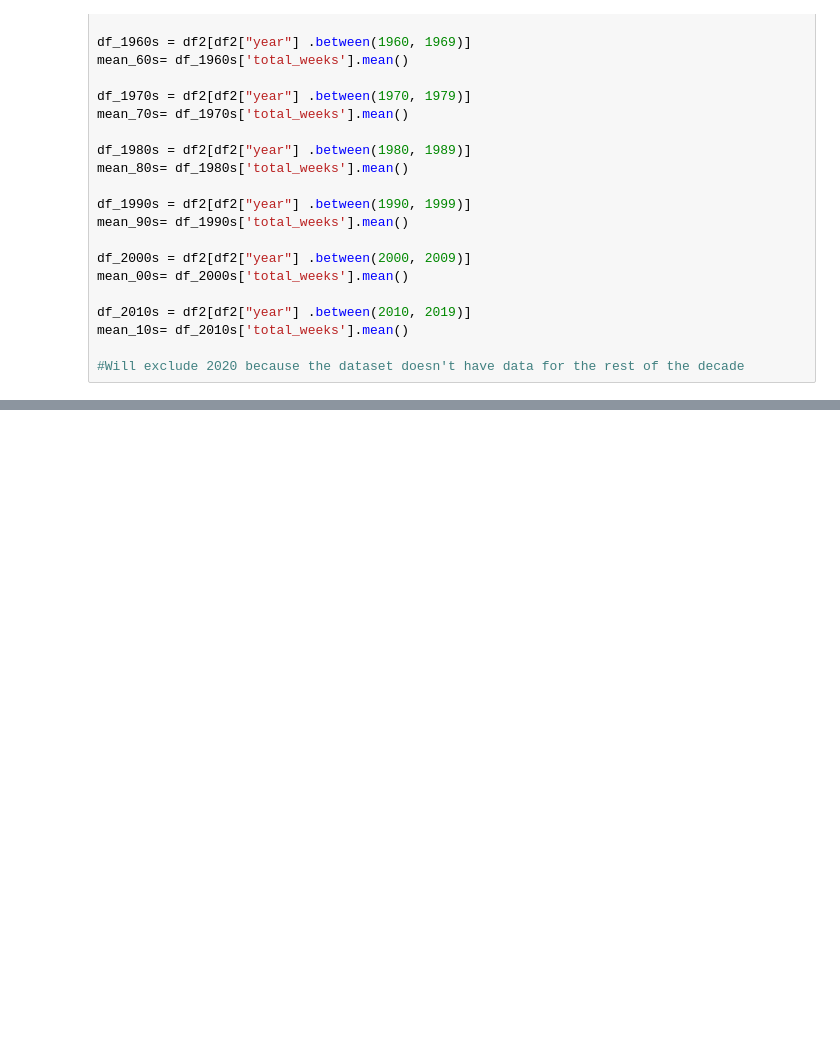
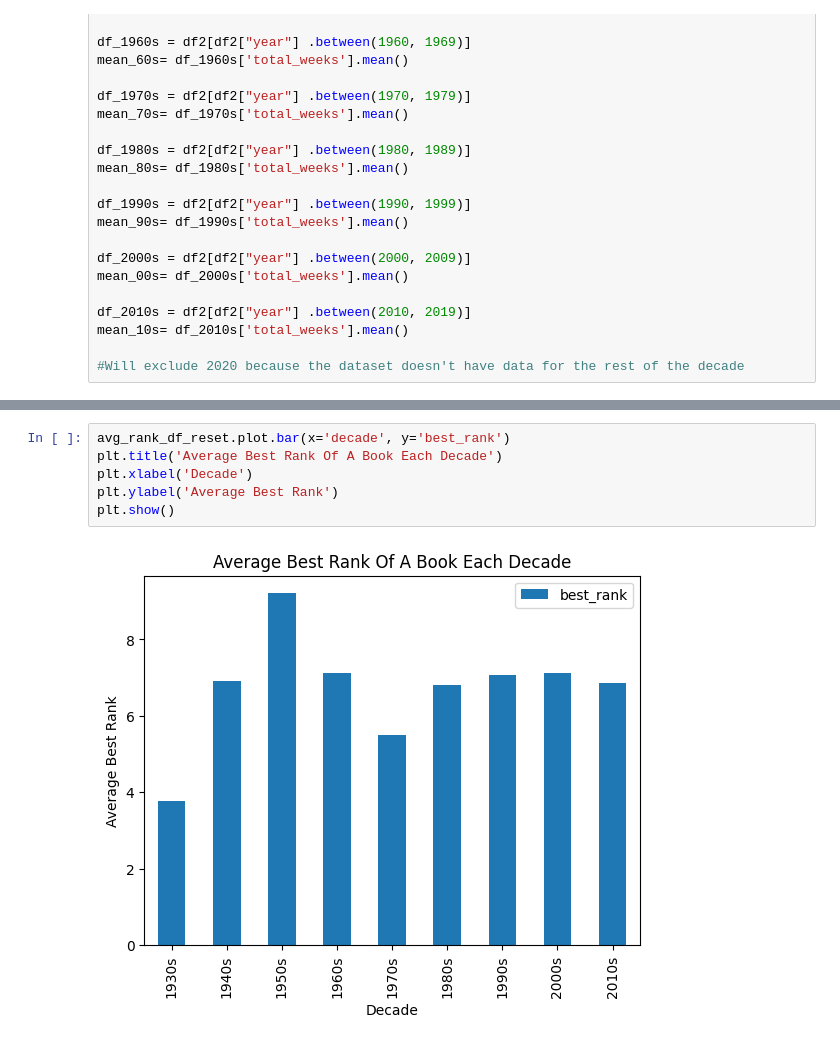
Before and after one commit to ada-xo-xo/dsrp, a Jupyter notebook: DSRP_2026_Adanna_Oji.ipynb, the cells around one changed output, grey strips where cells are left out. Drawn from its saved outputs; the diff is of its cells as text; blank space fills up the shorter version.

```diff
--- a/DSRP_2026_Adanna_Oji.ipynb
+++ b/DSRP_2026_Adanna_Oji.ipynb
@@ -198,0 +241,8 @@ df['rank'].value_counts()
+# %%
+avg_rank_df_reset.plot.bar(x='decade', y='best_rank')
+plt.title('Average Best Rank Of A Book Each Decade')
+plt.xlabel('Decade')
+plt.ylabel('Average Best Rank')
+plt.show()
+# %% [output]
+[figure, added]
```
Also changed, not shown: parts of 18 cells of this notebook.
